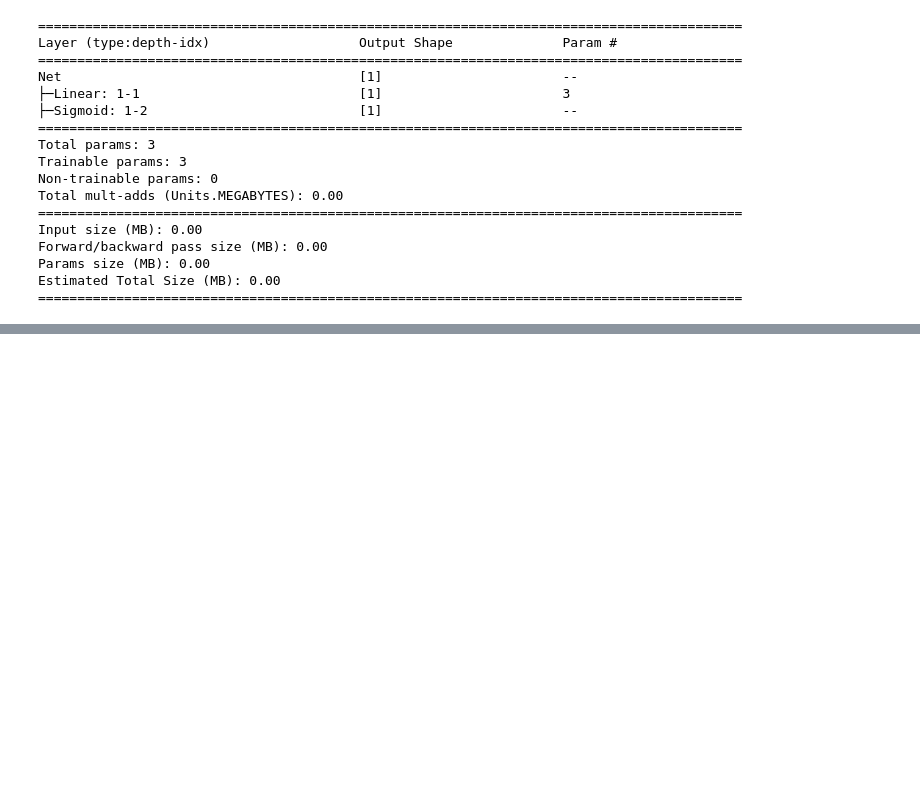
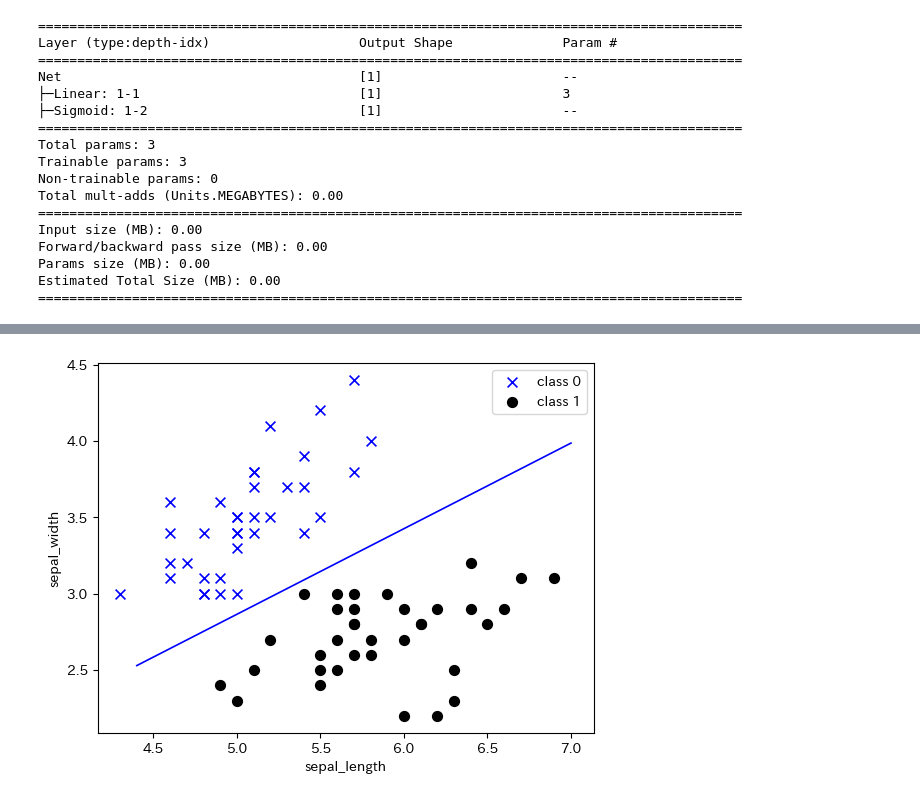
Before and after one commit to Yu5656/machine-learning_101, a Jupyter notebook: ml_05.ipynb, the cells around one changed output, grey strips where cells are left out. Cells and saved outputs as stored; diff of their text form; code cells hidden in the pictures; blank space fills up the shorter version.

```diff
--- a/ml_05.ipynb
+++ b/ml_05.ipynb
@@ -151,0 +195,15 @@ Epoch [9000/10000, Loss:]
+# %%
+# 散布図表示
+plt.scatter(x_t0[:,0], x_t0[:,1], marker='x',
+        c='b', s=50, label='class 0')
+plt.scatter(x_t1[:,0], x_t1[:,1], marker='o',
+        c='k', s=50, label='class 1')
+
+# 決定境界直線
+plt.plot(xl, yl, c='b')
+plt.xlabel('sepal_length')
+plt.ylabel('sepal_width')
+plt.legend()
+plt.show()
+# %% [output]
+[figure, added]
```
Also changed, not shown: parts of 9 cells of this notebook, 3 other files.
